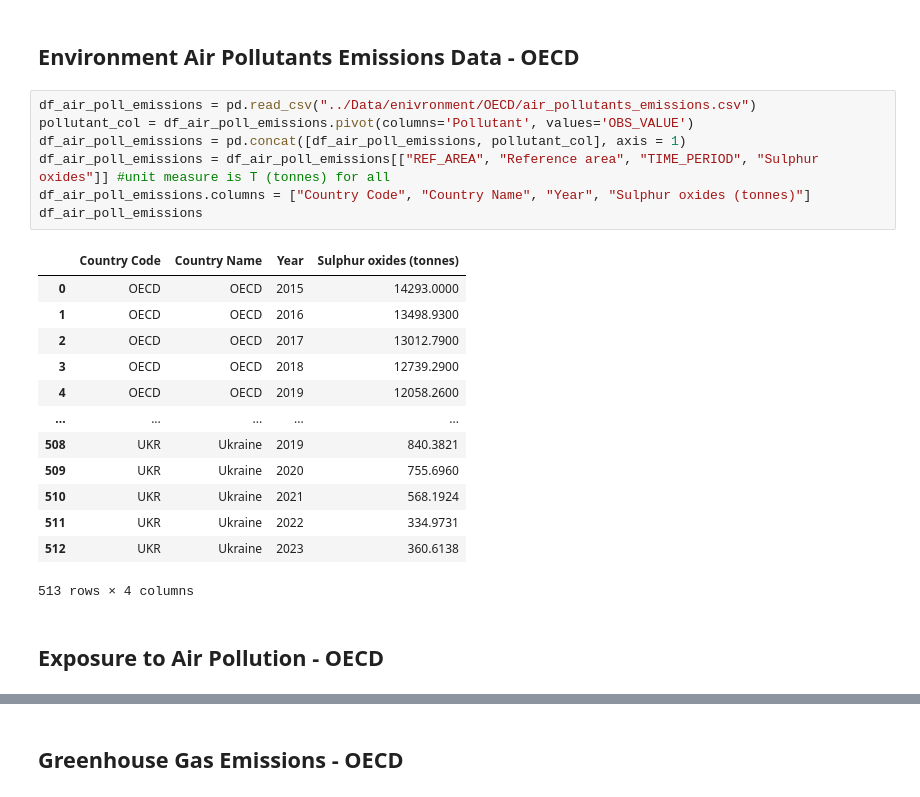
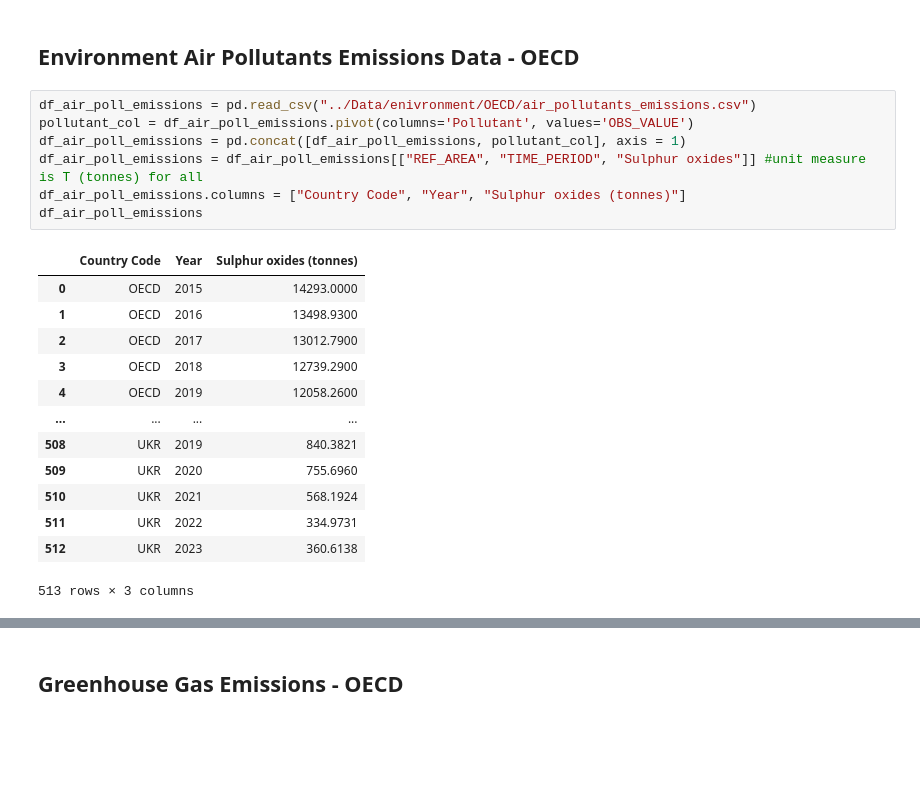
Before and after one commit to gitBugD/GML_RespiratoryDiseases, a Jupyter notebook: DataMerge.ipynb, the cells around one changed output, grey strips where cells are left out. Saved outputs shown, nothing was run; the diff lists cells and outputs as text; blank space fills up the shorter version.

```diff
--- a/DataMerge.ipynb
+++ b/DataMerge.ipynb
@@ -362,23 +266,21 @@ display(df_air_emissions_CO2)
 # %%
 df_air_poll_emissions = pd.read_csv("../Data/enivronment/OECD/air_pollutants_emissions.csv")
 pollutant_col = df_air_poll_emissions.pivot(columns='Pollutant', values='OBS_VALUE')
 df_air_poll_emissions = pd.concat([df_air_poll_emissions, pollutant_col], axis = 1)
-df_air_poll_emissions = df_air_poll_emissions[["REF_AREA", "Reference area", "TIME_PERIOD", "Sulphur oxides"]] #unit measure is T (tonnes) for all
-df_air_poll_emissions.columns = ["Country Code", "Country Name", "Year", "Sulphur oxides (tonnes)"]
+df_air_poll_emissions = df_air_poll_emissions[["REF_AREA", "TIME_PERIOD", "Sulphur oxides"]] #unit measure is T (tonnes) for all
+df_air_poll_emissions.columns = ["Country Code", "Year", "Sulphur oxides (tonnes)"]
 df_air_poll_emissions
 # %% [output]
-|  | Country Code | Country Name | Year | Sulphur oxides (tonnes) |
-| 0 | OECD | OECD | 2015 | 14293.0000 |
-| 1 | OECD | OECD | 2016 | 13498.9300 |
-| 2 | OECD | OECD | 2017 | 13012.7900 |
-| 3 | OECD | OECD | 2018 | 12739.2900 |
-| 4 | OECD | OECD | 2019 | 12058.2600 |
-| ... | ... | ... | ... | ... |
-| 508 | UKR | Ukraine | 2019 | 840.3821 |
-| 509 | UKR | Ukraine | 2020 | 755.6960 |
-| 510 | UKR | Ukraine | 2021 | 568.1924 |
-| 511 | UKR | Ukraine | 2022 | 334.9731 |
-| 512 | UKR | Ukraine | 2023 | 360.6138 |
+|  | Country Code | Year | Sulphur oxides (tonnes) |
+| 0 | OECD | 2015 | 14293.0000 |
+| 1 | OECD | 2016 | 13498.9300 |
+| 2 | OECD | 2017 | 13012.7900 |
+| 3 | OECD | 2018 | 12739.2900 |
+| 4 | OECD | 2019 | 12058.2600 |
+| ... | ... | ... | ... |
+| 508 | UKR | 2019 | 840.3821 |
+| 509 | UKR | 2020 | 755.6960 |
+| 510 | UKR | 2021 | 568.1924 |
+| 511 | UKR | 2022 | 334.9731 |
+| 512 | UKR | 2023 | 360.6138 |
-513 rows × 4 columns
+513 rows × 3 columns
-# %% [markdown]
-## Exposure to Air Pollution - OECD
```
Also changed, not shown: parts of 46 cells of this notebook.
